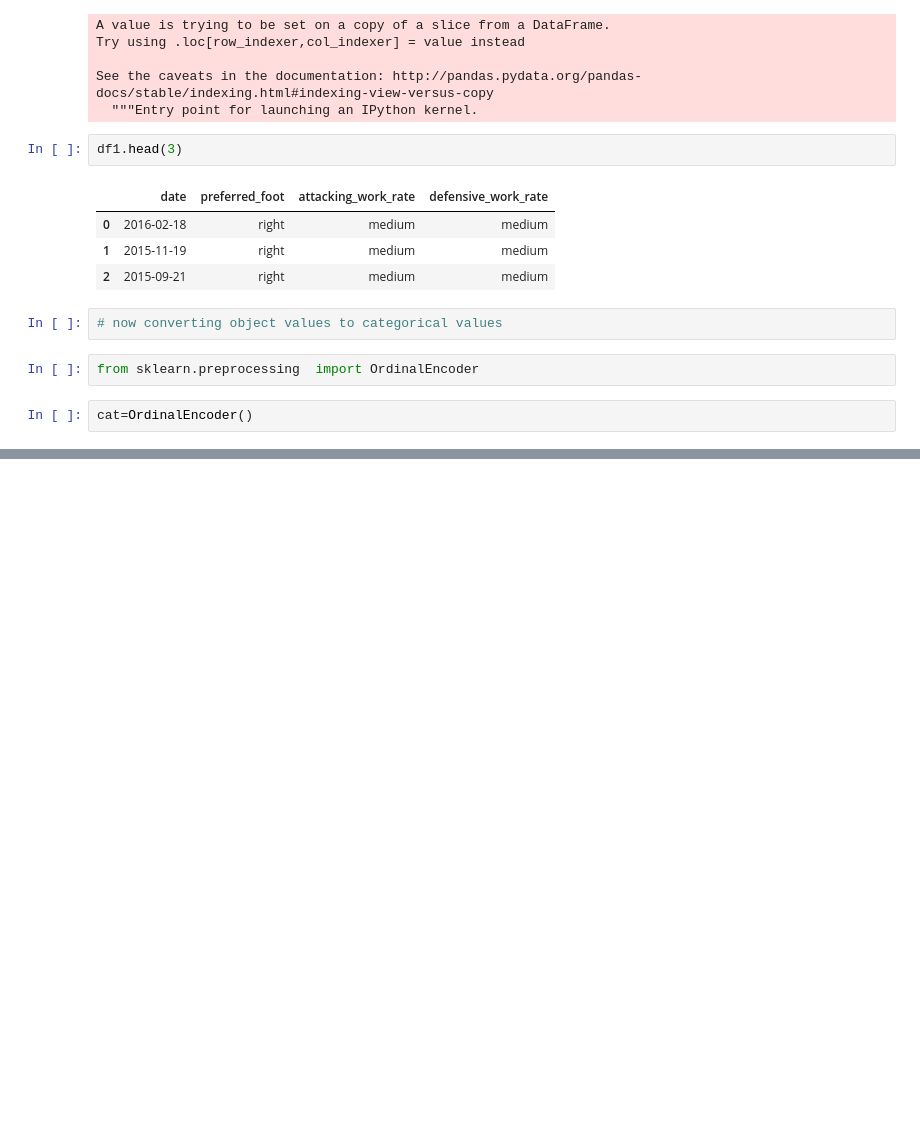
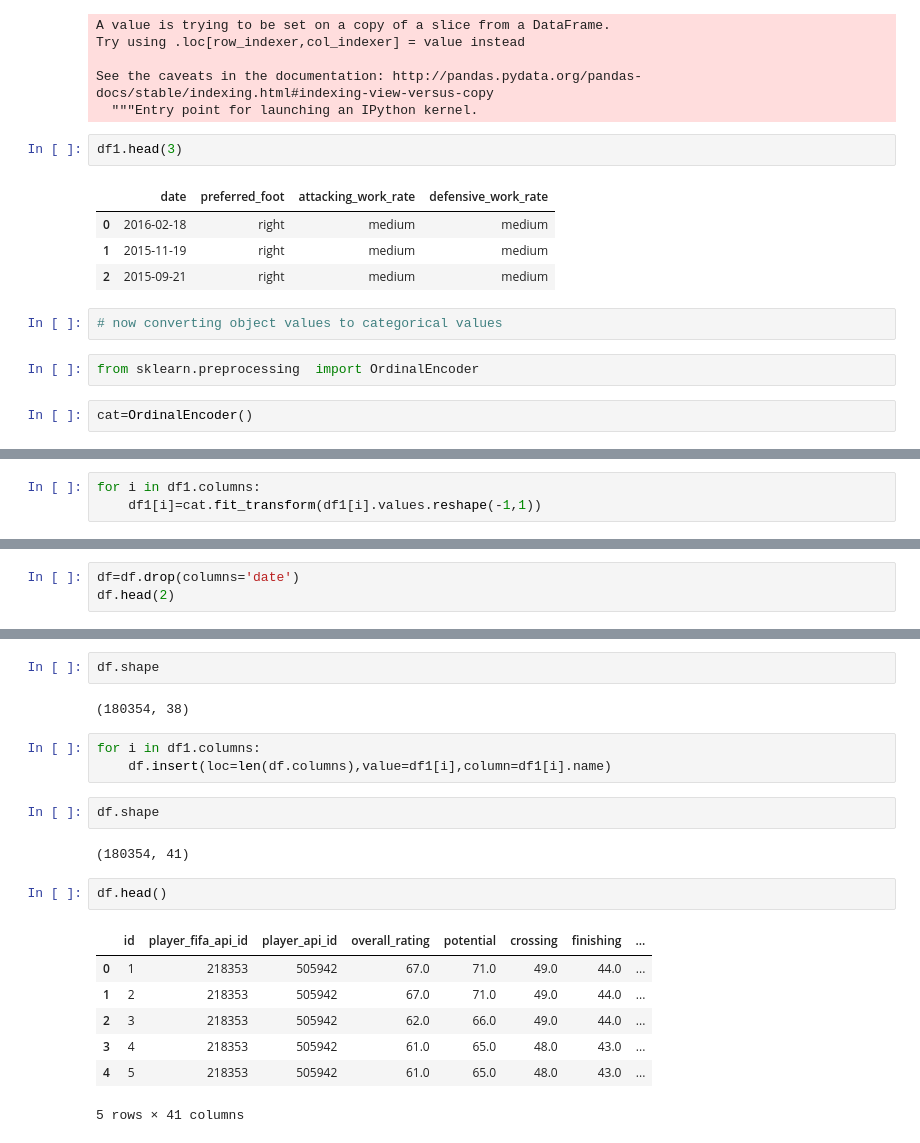
Before and after one commit to singhabhi937/Acadgild_Project_2, a Jupyter notebook: Acadgild_Project_2.ipynb, the cells around one changed output, grey strips where cells are left out. Cells and saved outputs as stored; diff of their text form; blank space fills up the shorter version.

```diff
--- a/Acadgild_Project_2.ipynb
+++ b/Acadgild_Project_2.ipynb
@@ -97,0 +105,3 @@ cat=OrdinalEncoder()
+# %%
+for i in df1.columns:
+    df1[i]=cat.fit_transform(df1[i].values.reshape(-1,1))
@@ -97,0 +117,3 @@ cat=OrdinalEncoder()
+# %%
+df=df.drop(columns='date')
+df.head(2)
@@ -97,0 +134,21 @@ cat=OrdinalEncoder()
+# %%
+df.shape
+# %% [output]
+(180354, 38)
+# %%
+for i in df1.columns:
+    df.insert(loc=len(df.columns),value=df1[i],column=df1[i].name)
+# %%
+df.shape
+# %% [output]
+(180354, 41)
+# %%
+df.head()
+# %% [output]
+|  | id | player_fifa_api_id | player_api_id | overall_rating | potential | crossing | finishing | ... |
+| 0 | 1 | 218353 | 505942 | 67.0 | 71.0 | 49.0 | 44.0 | ... |
+| 1 | 2 | 218353 | 505942 | 67.0 | 71.0 | 49.0 | 44.0 | ... |
+| 2 | 3 | 218353 | 505942 | 62.0 | 66.0 | 49.0 | 44.0 | ... |
+| 3 | 4 | 218353 | 505942 | 61.0 | 65.0 | 48.0 | 43.0 | ... |
+| 4 | 5 | 218353 | 505942 | 61.0 | 65.0 | 48.0 | 43.0 | ... |
+5 rows × 41 columns
```
Also changed, not shown: parts of 30 cells of this notebook.
